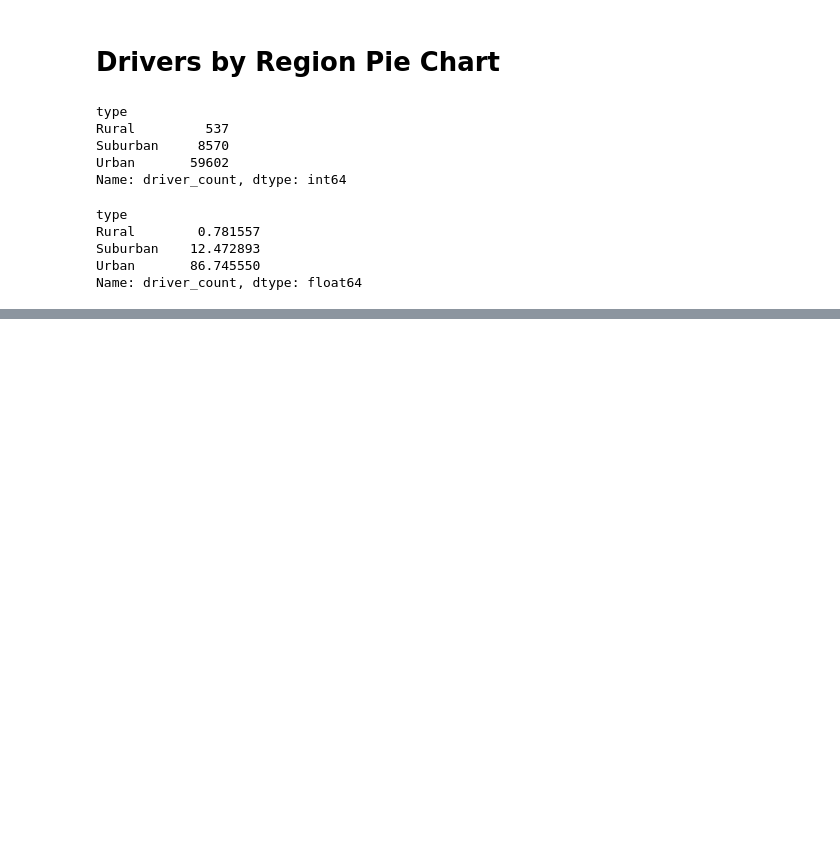
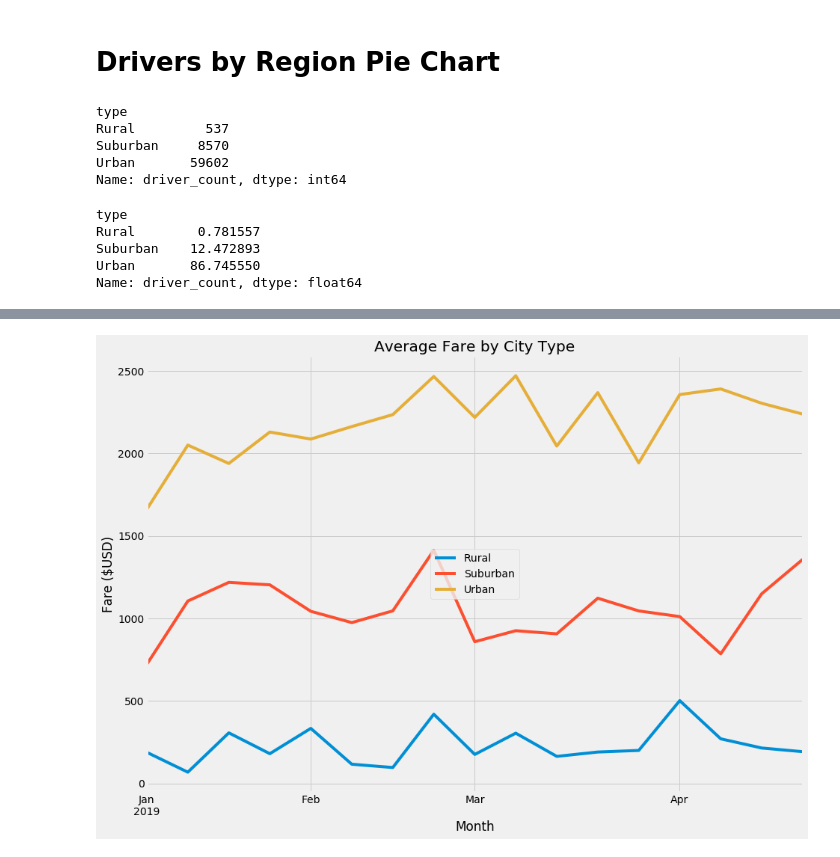
Before and after one commit to prentiss04/PyBer_Analysis, a Jupyter notebook: PyBer.ipynb, the cells around one changed output, grey strips where cells are left out. Drawn from its saved outputs; the diff is of its cells as text; code cells hidden in the pictures; blank space fills up the shorter version.

```diff
--- a/PyBer.ipynb
+++ b/PyBer.ipynb
@@ -975,0 +1155,5 @@ plt.show()
+# %%
+# Reset the index
+newvar_df = fare_by_city_date_df.reset_index()
+newvar_df.head()
+#fare_by_city_date_df.head()
@@ -975,0 +1167,5 @@ plt.show()
+# %%
+# Create a pivot table DataFrame with Date as the index and columns = 'City Type' & Fare as output
+df = newvar_df.pivot(index="Date", columns = "City Type", values=["Fare"])
+#fare_by_city_date_df.head()
+df.head()
@@ -975,0 +1181,6 @@ plt.show()
+# %%
+#PyBer_pivot_df = df.pivot(index = "Date", columns="City Type", values=["Fare"])
+
+
+newdf_pivot_date_df= df.loc['2019-01-01':'2019-04-28']
+newdf_pivot_date_df.tail()
@@ -975,0 +1196,4 @@ plt.show()
+# %%
+# 12 Weekly roll-up
+weekly_fare_df = newdf_pivot_date_df.Fare.resample("W").sum()
+weekly_fare_df
@@ -975,0 +1220,33 @@ plt.show()
+# %%
+# Using object-oriented interface method, plot the DataFrame
+
+# Import the style from Matplotlip
+import datetime
+import numpy as np
+import matplotlib.pyplot as plt
+import matplotlib.dates as mdates
+from matplotlib.dates import DateFormatter
+
+# use the graph style fivethirtyeight
+plt.style.use('fivethirtyeight')
+
+# make the figure larger enough so it's not too small
+
+ax = weekly_fare_df.plot(figsize=(14,10))
+
+# add a Title
+ax.set_title("Average Fare by City Type")
+
+# add x- and y-axes labels according to the final figure
+ax.set_xlabel("Month")
+ax.set_ylabel("Fare ($USD)")
+ax.legend(loc="center")
+
+# Save the figure to the "analysis" folder
+
+plt.savefig("analysis/Fare_by_City.png")
+
+
+plt.show()
+# %% [output]
+[figure, added]
```
Also changed, not shown: parts of 31 cells of this notebook, 6 other files.
